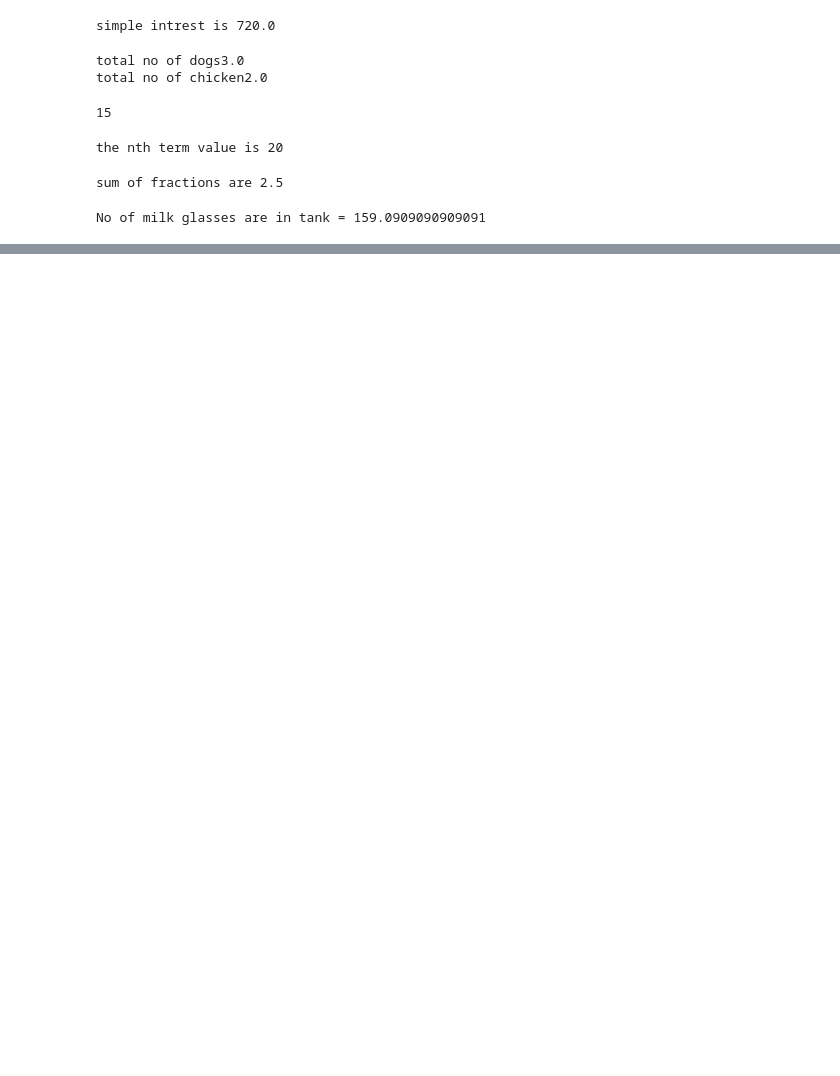
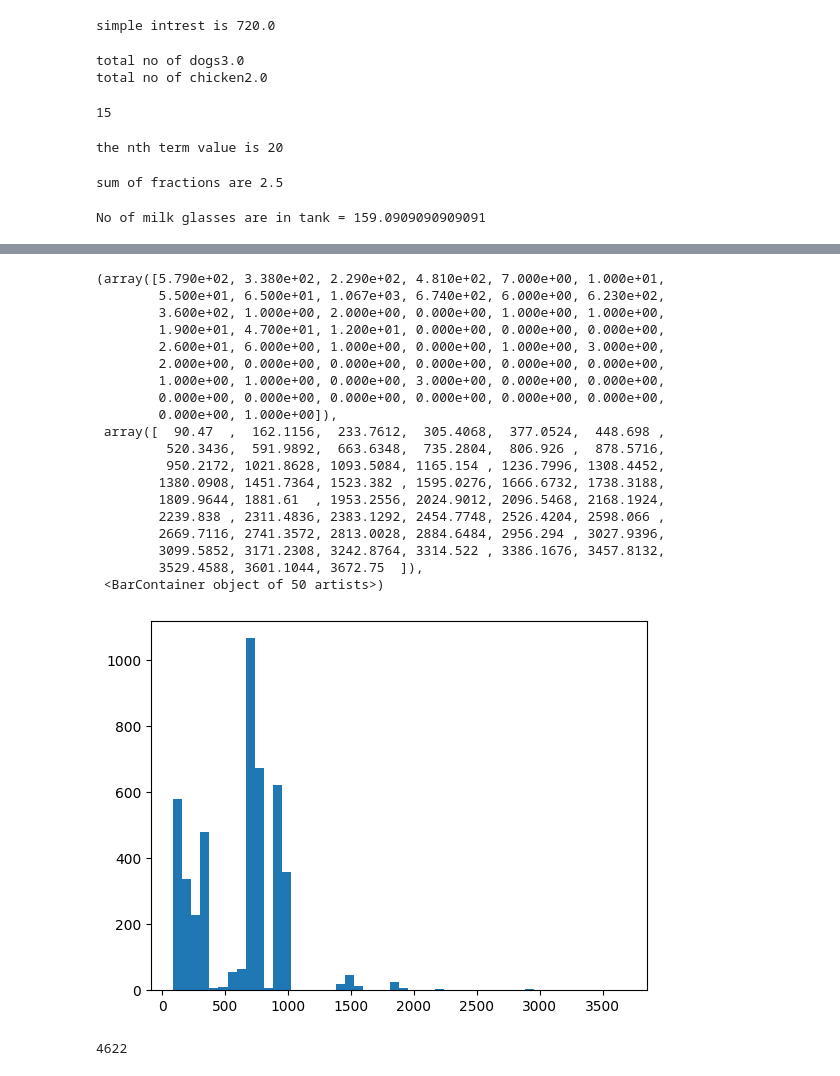
Before and after one commit to Riyaminz13/Data-science-bootcamp-Riya, a Jupyter notebook: some_practice.ipynb, the cells around one changed output, grey strips where cells are left out. Saved outputs shown, nothing was run; the diff lists cells and outputs as text; code cells hidden in the pictures; blank space fills up the shorter version.

```diff
--- a/some_practice.ipynb
+++ b/some_practice.ipynb
@@ -106,0 +283,4 @@ No of milk glasses are in tank = 159.0909090909091
+# %%
+# Fill nan with mean of the series
+
+item['item_price'] = item['item_price'].fillna(item['item_price'].mean())
@@ -106,0 +304,32 @@ No of milk glasses are in tank = 159.0909090909091
+# %%
+# Plot Histogram on price with bin size 50
+import matplotlib.pyplot as plt
+
+plt.hist(item['item_price'],bins=50)
+# %% [output]
+(array([5.790e+02, 3.380e+02, 2.290e+02, 4.810e+02, 7.000e+00, 1.000e+01,
+        5.500e+01, 6.500e+01, 1.067e+03, 6.740e+02, 6.000e+00, 6.230e+02,
+        3.600e+02, 1.000e+00, 2.000e+00, 0.000e+00, 1.000e+00, 1.000e+00,
+        1.900e+01, 4.700e+01, 1.200e+01, 0.000e+00, 0.000e+00, 0.000e+00,
+        2.600e+01, 6.000e+00, 1.000e+00, 0.000e+00, 1.000e+00, 3.000e+00,
+        2.000e+00, 0.000e+00, 0.000e+00, 0.000e+00, 0.000e+00, 0.000e+00,
+        1.000e+00, 1.000e+00, 0.000e+00, 3.000e+00, 0.000e+00, 0.000e+00,
+        0.000e+00, 0.000e+00, 0.000e+00, 0.000e+00, 0.000e+00, 0.000e+00,
+        0.000e+00, 1.000e+00]),
+ array([  90.47  ,  162.1156,  233.7612,  305.4068,  377.0524,  448.698 ,
+         520.3436,  591.9892,  663.6348,  735.2804,  806.926 ,  878.5716,
+         950.2172, 1021.8628, 1093.5084, 1165.154 , 1236.7996, 1308.4452,
+        1380.0908, 1451.7364, 1523.382 , 1595.0276, 1666.6732, 1738.3188,
+        1809.9644, 1881.61  , 1953.2556, 2024.9012, 2096.5468, 2168.1924,
+        2239.838 , 2311.4836, 2383.1292, 2454.7748, 2526.4204, 2598.066 ,
+        2669.7116, 2741.3572, 2813.0028, 2884.6484, 2956.294 , 3027.9396,
+        3099.5852, 3171.2308, 3242.8764, 3314.522 , 3386.1676, 3457.8132,
+        3529.4588, 3601.1044, 3672.75  ]),
+ <BarContainer object of 50 artists>)
+[figure, added]
+# %%
+# No of items price lies between [1000 to 2000]
+
+item['item_price'].between(1000,2000).size
+# %% [output]
+4622
```
Also changed, not shown: parts of 18 cells of this notebook, 2 other files.
